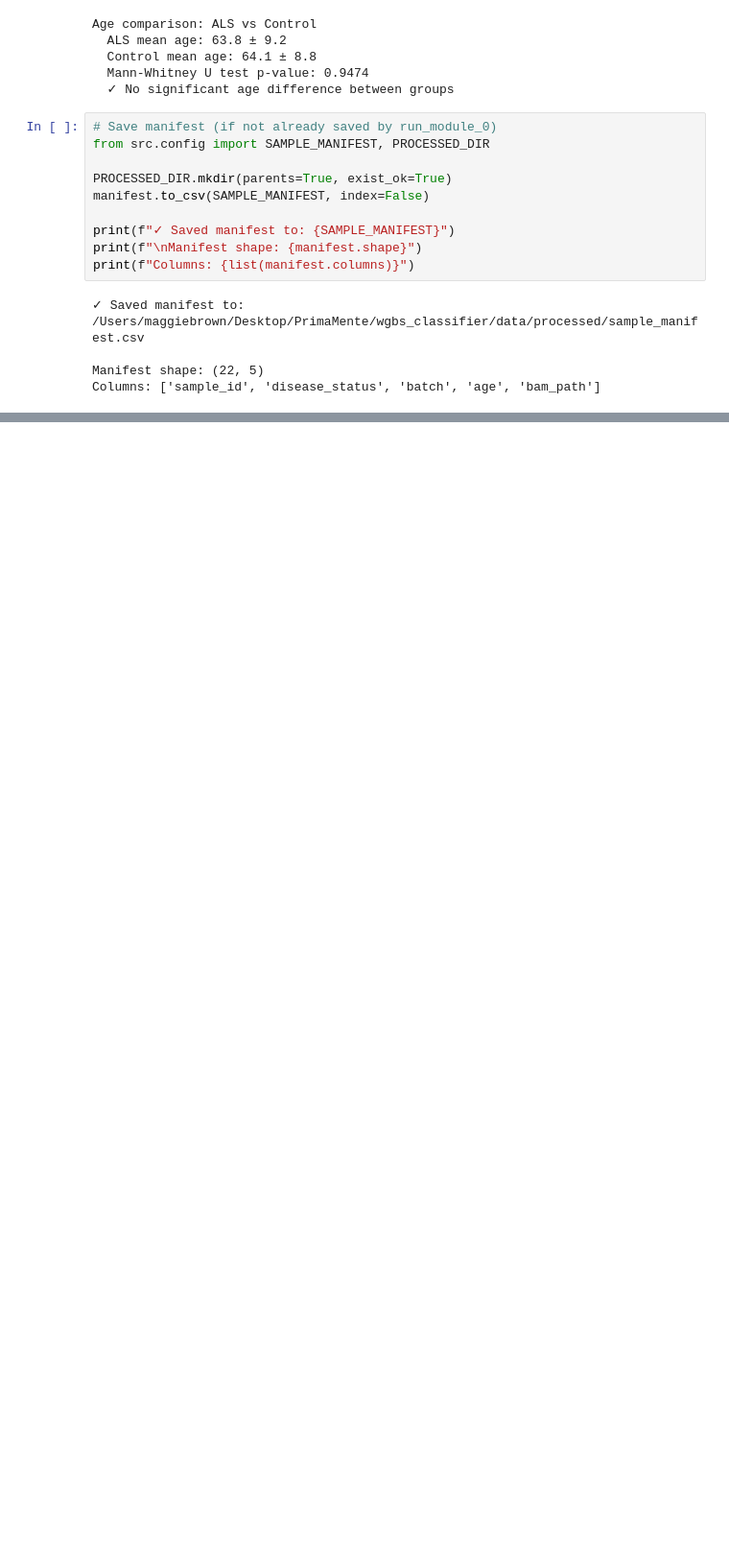
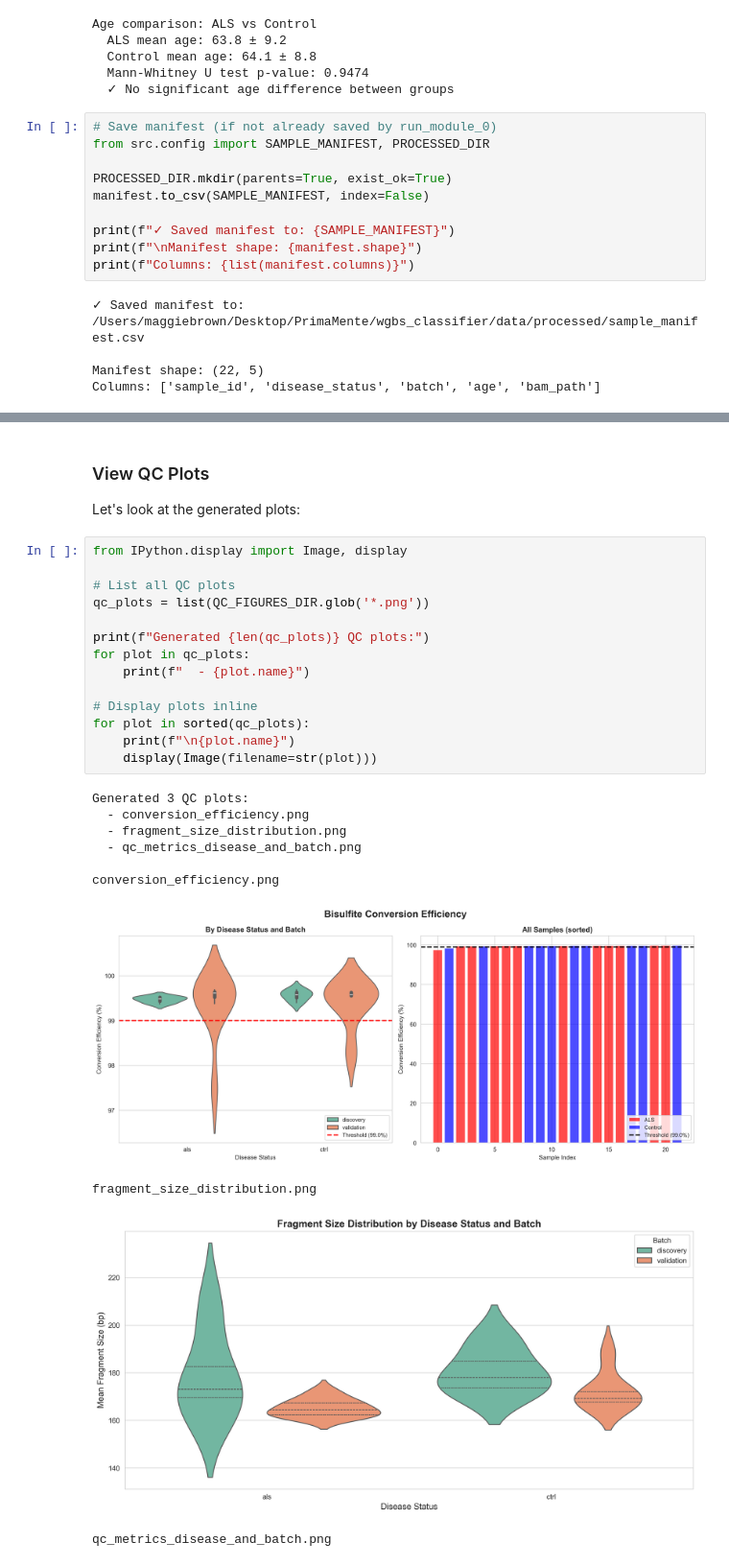
Before and after one commit to maggiebr0wn/wgbs_classifier, a Jupyter notebook: notebooks/exploratory/01_setup_qc.ipynb, the cells around one changed output, grey strips where cells are left out. Shown at 96% size. Saved outputs shown, nothing was run; the diff lists cells and outputs as text; blank space fills up the shorter version.

```diff
--- a/notebooks/exploratory/01_setup_qc.ipynb
+++ b/notebooks/exploratory/01_setup_qc.ipynb
@@ -255,0 +407,29 @@ Module 0 complete! ✓
+# %% [markdown]
+### View QC Plots
+
+Let's look at the generated plots:
+# %%
+from IPython.display import Image, display
+
+# List all QC plots
+qc_plots = list(QC_FIGURES_DIR.glob('*.png'))
+
+print(f"Generated {len(qc_plots)} QC plots:")
+for plot in qc_plots:
+    print(f"  - {plot.name}")
+
+# Display plots inline
+for plot in sorted(qc_plots):
+    print(f"\n{plot.name}")
+    display(Image(filename=str(plot)))
+# %% [output]
+Generated 3 QC plots:
+  - conversion_efficiency.png
+  - fragment_size_distribution.png
+  - qc_metrics_disease_and_batch.png
+
+conversion_efficiency.png
+[figure, added]
+fragment_size_distribution.png
+[figure, added]
+qc_metrics_disease_and_batch.png
```
Also changed, not shown: parts of 30 cells of this notebook, 1 other file.
